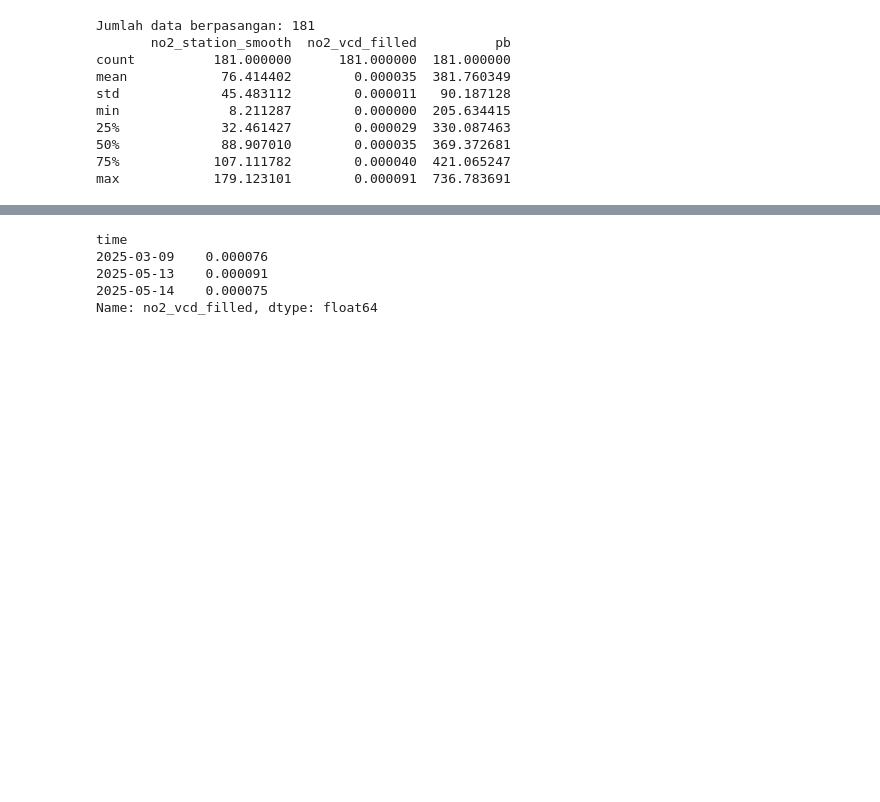
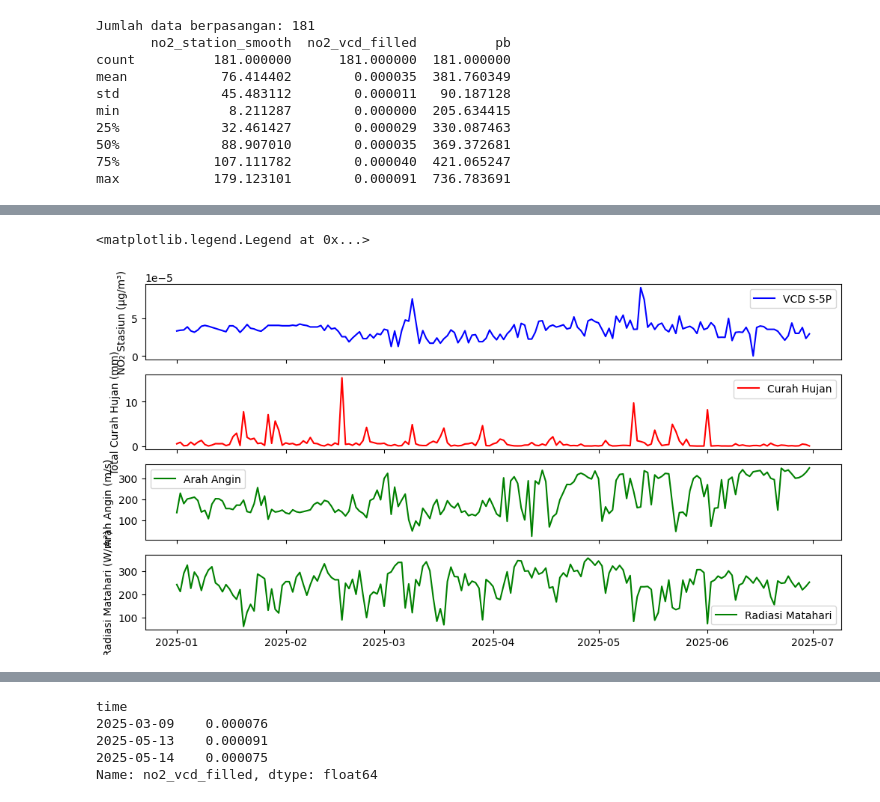
Before and after one commit to nuryuwii-cue/gap_filling_no2_sentinel5p_rfstk, a Jupyter notebook: 03-no2_vcd_station_correlation_analysis.ipynb, the cells around one changed output, grey strips where cells are left out. Cells and saved outputs as stored; diff of their text form; code cells hidden in the pictures; blank space fills up the shorter version.

```diff
--- a/03-no2_vcd_station_correlation_analysis.ipynb
+++ b/03-no2_vcd_station_correlation_analysis.ipynb
@@ -96,0 +107,7 @@ plt.show()
+# %%
+
+df_meteorology = pd.merge(
+    no2_station['no2_station_smooth'],
+    no2_vcd[['no2_vcd_filled', 'pb', 'ws', 'temp', 'wd', 'tp', 'sr']],
+    left_index=True, right_index=True
+).dropna()
@@ -96,0 +140,23 @@ plt.show()
+# %%
+# comparison vcd and meteorological parameters
+fig, axes = plt.subplots(4, 1, figsize=(12, 6), sharex=True)
+
+axes[0].plot(df_meteorology.index, df_meteorology['no2_vcd_filled'], color='blue', label='VCD S-5P')
+axes[0].set_ylabel('NO₂ Stasiun (μg/m³)')
+axes[0].legend()
+
+axes[1].plot(df_meteorology.index, df_meteorology['tp'], color='red', label='Curah Hujan')
+axes[1].set_ylabel('Total Curah Hujan (mm)')
+axes[1].legend()
+
+axes[2].plot(df_meteorology.index, df_meteorology['wd'], color='green', label='Arah Angin')
+axes[2].set_ylabel('Arah Angin (m/s)')
+axes[2].legend()
+
+
+axes[3].plot(df_meteorology.index, df_meteorology['sr'], color='green', label='Radiasi Matahari')
+axes[3].set_ylabel('Radiasi Matahari (W/m²)')
+axes[3].legend()
+# %% [output]
+<matplotlib.legend.Legend at 0x...>
+[figure, added]
```
Also changed, not shown: parts of 22 cells of this notebook.
